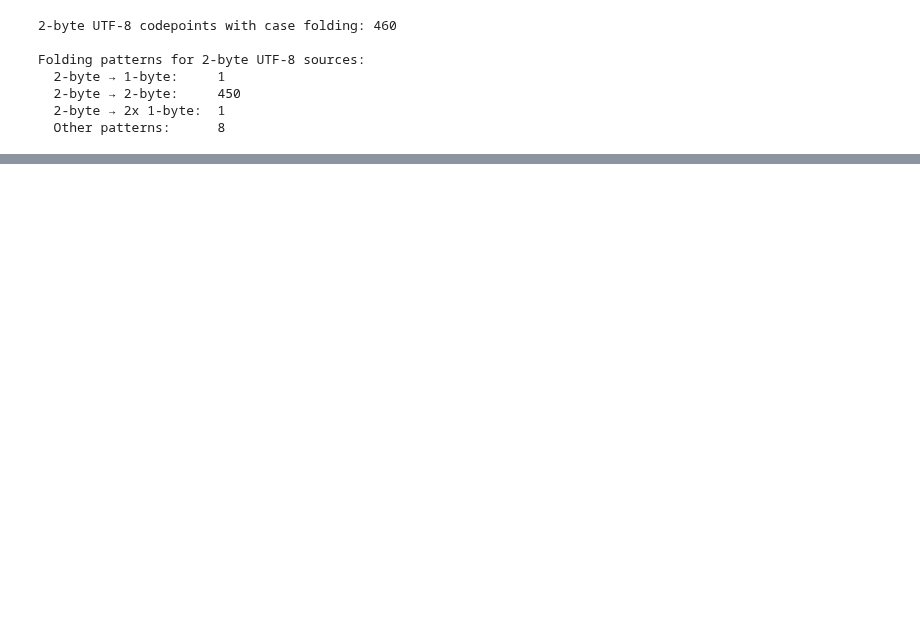
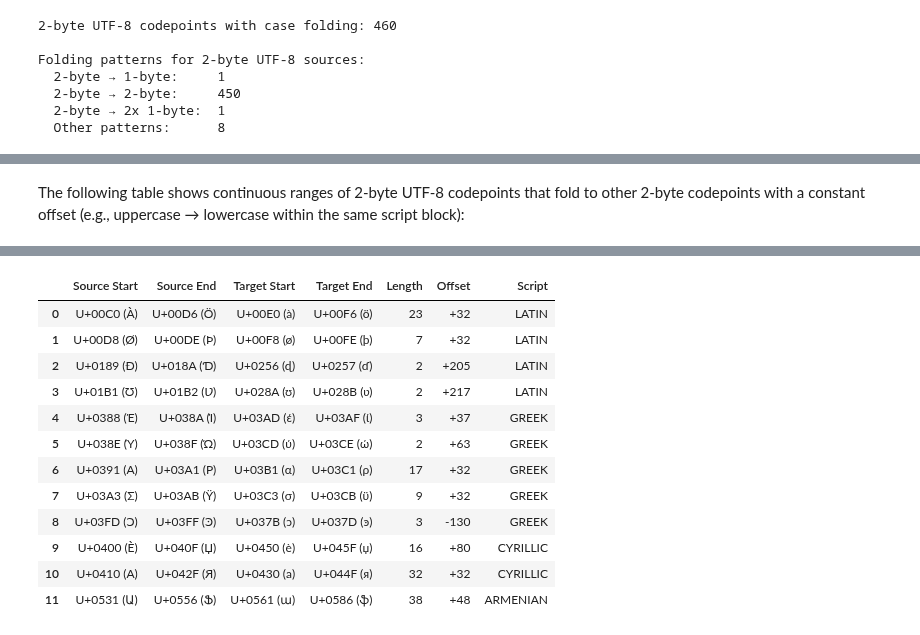
Before and after one commit to ashvardanian/StringZilla, a Jupyter notebook: scripts/explore_unicode_norm.ipynb, the cells around one changed output, grey strips where cells are left out. Saved outputs shown, nothing was run; the diff lists cells and outputs as text; code cells hidden in the pictures; blank space fills up the shorter version.

```diff
--- a/scripts/explore_unicode_norm.ipynb
+++ b/scripts/explore_unicode_norm.ipynb
@@ -434,0 +552,66 @@ The `'Ⱥ'` and `'Ⱦ'` cases are particularly noteworthy: they are 2-byte UTF-8 s
+# %% [markdown]
+The following table shows continuous ranges of 2-byte UTF-8 codepoints that fold to other 2-byte codepoints with a constant offset (e.g., uppercase → lowercase within the same script block):
+# %%
+# Find continuous ranges of 2-byte → 2-byte foldings with constant offset
+# Sort by source codepoint to find consecutive sequences
+sorted_2byte = sorted(folds_to_2byte.items())
+
+ranges = []
+if sorted_2byte:
+    range_start = sorted_2byte[0][0]
+    range_offset = sorted_2byte[0][1][0] - sorted_2byte[0][0]
+    prev_source = sorted_2byte[0][0]
+
+    for source_codepoint, target_codepoints in sorted_2byte[1:]:
+        target_codepoint = target_codepoints[0]
+        current_offset = target_codepoint - source_codepoint
+
+        # Check if this continues the current range (consecutive source AND same offset)
+        if source_codepoint == prev_source + 1 and current_offset == range_offset:
+            prev_source = source_codepoint
+        else:
+            # End the current range and start a new one
+            ranges.append((range_start, prev_source, range_offset))
+            range_start = source_codepoint
+            range_offset = current_offset
+            prev_source = source_codepoint
+
+    # Don't forget the last range
+    ranges.append((range_start, prev_source, range_offset))
+
+# Build DataFrame with range information
+range_rows = []
+for start, end, offset in ranges:
+    length = end - start + 1
+    try:
+        start_char = chr(start)
+        end_char = chr(end)
+        target_start_char = chr(start + offset)
+        target_end_char = chr(end + offset)
+        script = unicodedata.name(start_char, "").split()[0] if length > 1 else ""
+    except (ValueError, OverflowError):
+        start_char = end_char = target_start_char = target_end_char = "?"
+        script = ""
+
+    range_rows.append(
+        {
+            "Source Start": f"U+{start:04X} ({start_char})",
+            "Source End": f"U+{end:04X} ({end_char})",
+            "Target Start": f"U+{start + offset:04X} ({target_start_char})",
+            "Target End": f"U+{end + offset:04X} ({target_end_char})",
+            "Length": length,
+            "Offset": f"+{offset}" if offset > 0 else str(offset),
+            "Script": script,
+        }
+    )
+
+print(f"Found {len(ranges)} continuous ranges of 2-byte → 2-byte foldings")
+print(f"Ranges of length > 1: {sum(1 for r in ranges if r[1] - r[0] > 0)}")
+print(f"Single-codepoint 'ranges': {sum(1 for r in ranges if r[1] == r[0])}")
+print()
+
+# Show only ranges with length > 1 (the interesting ones for SIMD)
+multi_ranges = [r for r in range_rows if r["Length"] > 1]
+print(f"Multi-codepoint ranges (useful for SIMD optimization):")
+pd.DataFrame(multi_ranges)
+# %% [output]
@@ -434,0 +623,13 @@ The `'Ⱥ'` and `'Ⱦ'` cases are particularly noteworthy: they are 2-byte UTF-8 s
+|  | Source Start | Source End | Target Start | Target End | Length | Offset | Script |
+| 0 | U+00C0 (À) | U+00D6 (Ö) | U+00E0 (à) | U+00F6 (ö) | 23 | +32 | LATIN |
+| 1 | U+00D8 (Ø) | U+00DE (Þ) | U+00F8 (ø) | U+00FE (þ) | 7 | +32 | LATIN |
+| 2 | U+0189 (Ɖ) | U+018A (Ɗ) | U+0256 (ɖ) | U+0257 (ɗ) | 2 | +205 | LATIN |
+| 3 | U+01B1 (Ʊ) | U+01B2 (Ʋ) | U+028A (ʊ) | U+028B (ʋ) | 2 | +217 | LATIN |
+| 4 | U+0388 (Έ) | U+038A (Ί) | U+03AD (έ) | U+03AF (ί) | 3 | +37 | GREEK |
+| 5 | U+038E (Ύ) | U+038F (Ώ) | U+03CD (ύ) | U+03CE (ώ) | 2 | +63 | GREEK |
+| 6 | U+0391 (Α) | U+03A1 (Ρ) | U+03B1 (α) | U+03C1 (ρ) | 17 | +32 | GREEK |
+| 7 | U+03A3 (Σ) | U+03AB (Ϋ) | U+03C3 (σ) | U+03CB (ϋ) | 9 | +32 | GREEK |
+| 8 | U+03FD (Ͻ) | U+03FF (Ͽ) | U+037B (ͻ) | U+037D (ͽ) | 3 | -130 | GREEK |
+| 9 | U+0400 (Ѐ) | U+040F (Џ) | U+0450 (ѐ) | U+045F (џ) | 16 | +80 | CYRILLIC |
+| 10 | U+0410 (А) | U+042F (Я) | U+0430 (а) | U+044F (я) | 32 | +32 | CYRILLIC |
+| 11 | U+0531 (Ա) | U+0556 (Ֆ) | U+0561 (ա) | U+0586 (ֆ) | 38 | +48 | ARMENIAN |
```
Also changed, not shown: parts of 29 cells of this notebook.
